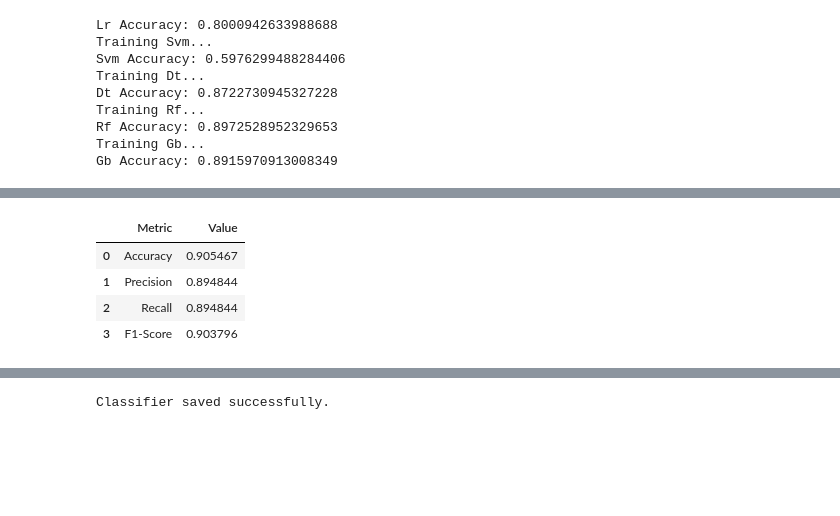
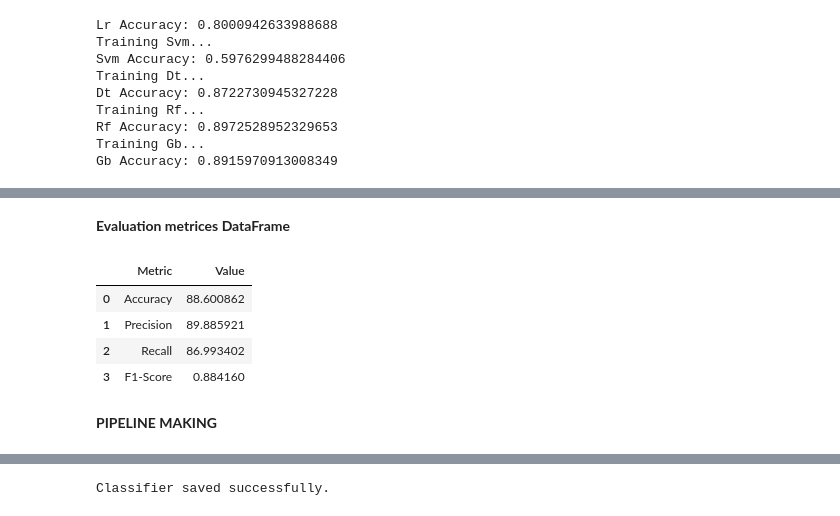
Before and after one commit to Jubin5/DSML-Project, a Jupyter notebook: DSML_Project.ipynb, the cells around one changed output, grey strips where cells are left out. Cells and saved outputs as stored; diff of their text form; code cells hidden in the pictures; blank space fills up the shorter version.

```diff
--- a/DSML_Project.ipynb
+++ b/DSML_Project.ipynb
@@ -569,25 +497,27 @@ F1-Score: 0.8884014258294488
+# %% [markdown]
+**Evaluation metrices DataFrame**
 # %%
-import pandas as pd
 
-accuracy = 0.9054672771343927
-precision =0.8948439620081411
-recall =0.8948439620081411
-F1 = 0.9037960805810608
+accuracy = 0.8860086183678966
+precision =0.8988592097941013
+recall =0.8699340245051838
+F1 = 0.8841601094765652
+
 
 # Create a dictionary with the metrics
 metrics = {
     'Metric': ['Accuracy', 'Precision', 'Recall', 'F1-Score'],
-    'Value': [accuracy, precision, recall, F1]
+    'Value': [accuracy*100,precision*100,recall*100,F1]
 }
 
 # Create a Pandas DataFrame from the dictionary
 metrics_df = pd.DataFrame(metrics)
-
-# Display the DataFrame as a table
 metrics_df
 # %% [output]
 |  | Metric | Value |
-| 0 | Accuracy | 0.905467 |
-| 1 | Precision | 0.894844 |
-| 2 | Recall | 0.894844 |
-| 3 | F1-Score | 0.903796 |
+| 0 | Accuracy | 88.600862 |
+| 1 | Precision | 89.885921 |
+| 2 | Recall | 86.993402 |
+| 3 | F1-Score | 0.884160 |
+# %% [markdown]
+**PIPELINE MAKING**
```
Also changed, not shown: parts of 44 cells of this notebook.
